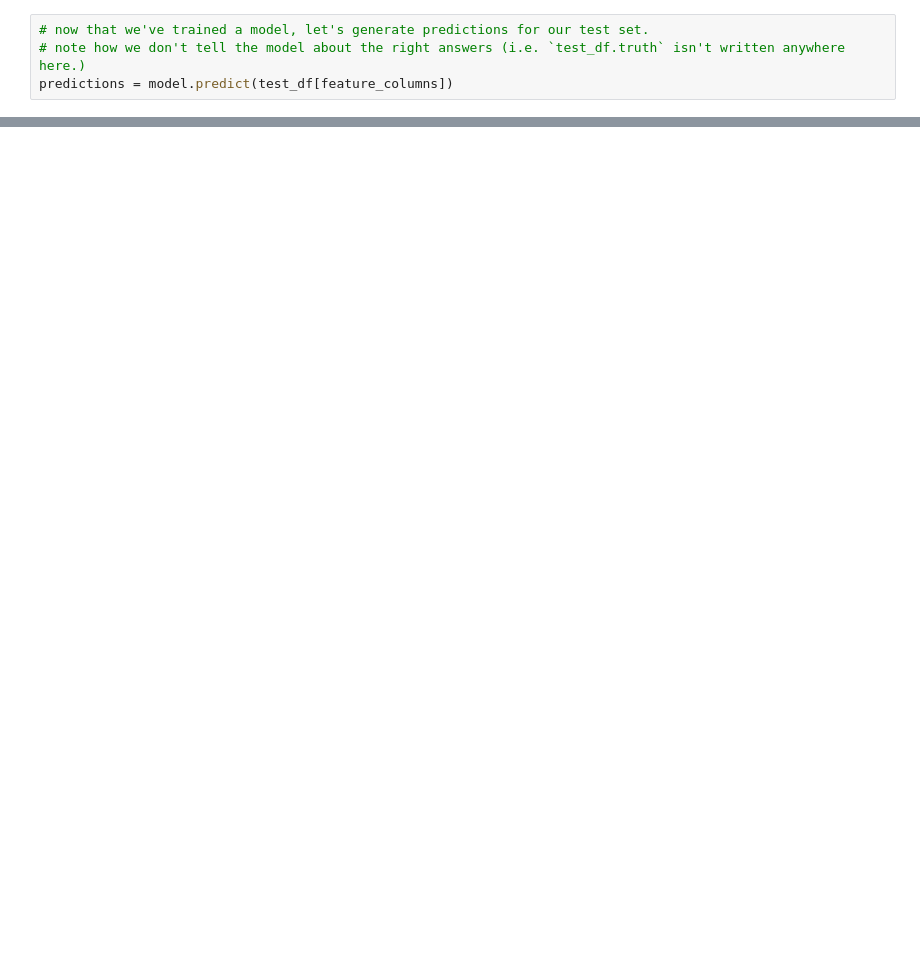
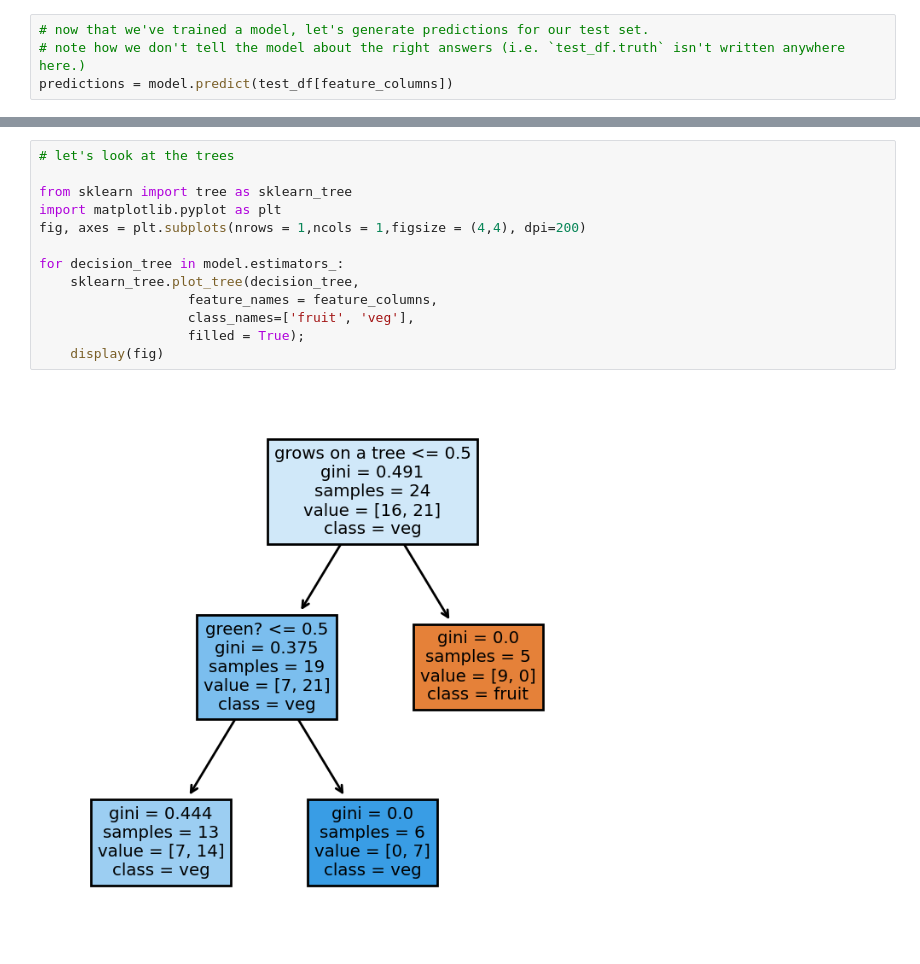
Before and after one commit to jeremybmerrill/fruit-veg-random-forest-example, a Jupyter notebook: random forest.ipynb, the cells around one changed output, grey strips where cells are left out. Saved outputs shown, nothing was run; the diff lists cells and outputs as text; blank space fills up the shorter version.

```diff
--- a/random forest.ipynb
+++ b/random forest.ipynb
@@ -79,0 +78,15 @@ ConfusionMatrixDisplay.from_predictions(test_df.truth.replace({True: 'fruit', Fa
+# %%
+# let's look at the trees
+
+from sklearn import tree as sklearn_tree
+import matplotlib.pyplot as plt
+fig, axes = plt.subplots(nrows = 1,ncols = 1,figsize = (4,4), dpi=200)
+
+for decision_tree in model.estimators_:
+    sklearn_tree.plot_tree(decision_tree,
+                   feature_names = feature_columns,
+                   class_names=['fruit', 'veg'],
+                   filled = True);
+    display(fig)
+# %% [output]
+[figure, added]
```
Also changed, not shown: parts of 6 cells of this notebook.
